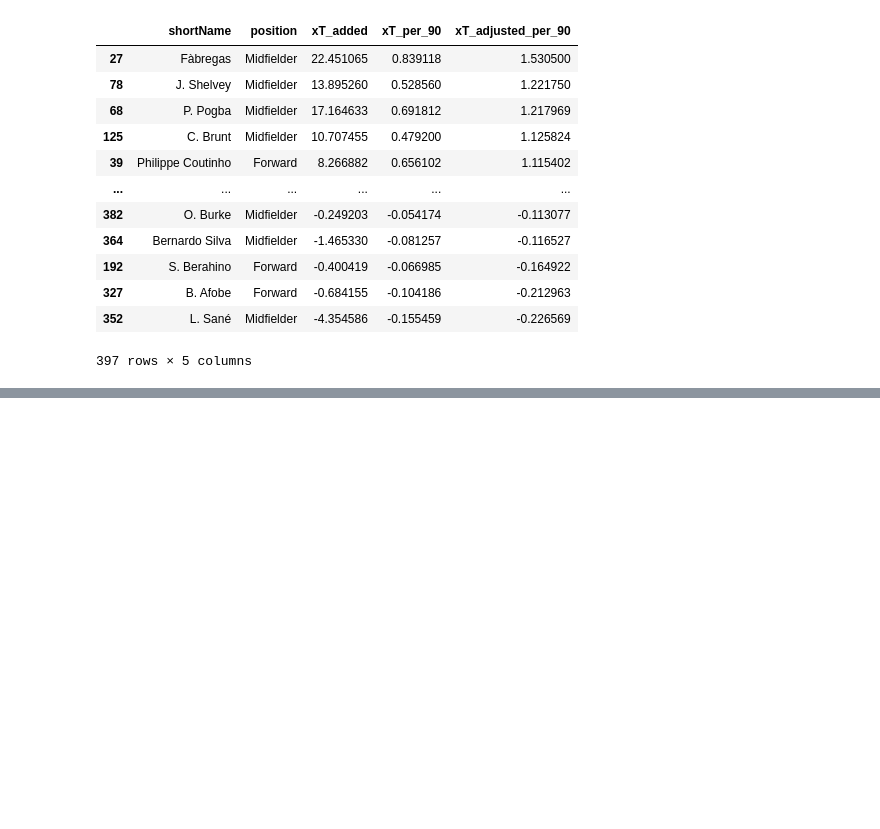
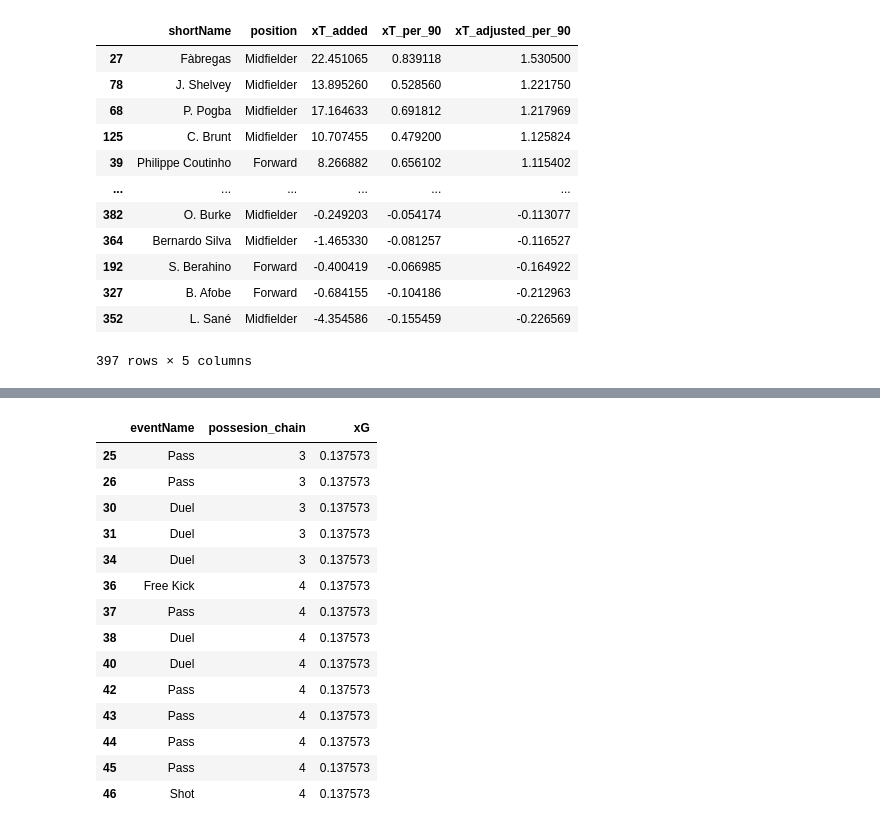
Before and after one commit to elvin-7/Soccermatics, a Jupyter notebook: soccermatics-valuing-actions.ipynb, the cells around one changed output, grey strips where cells are left out. Cells and saved outputs as stored; diff of their text form; code cells hidden in the pictures; blank space fills up the shorter version.

```diff
--- a/soccermatics-valuing-actions.ipynb
+++ b/soccermatics-valuing-actions.ipynb
@@ -430,0 +628,68 @@ summary_with_negs[['shortName','position','xT_added','xT_per_90','xT_adjusted_pe
+# %%
+def prepareChains(df):
+    """
+    Parameters
+    ----------
+    df : dataframe
+        dataframe with Wyscout event data.
+
+    Returns
+    -------
+    xG_sum: dataframe
+        dataframe with assigned values for chains
+
+    """
+    df["shot_end"] = 0
+    #get number of chains
+    no_chains = max(df["possesion_chain"].unique())
+    indicies = []
+    for i in range(no_chains+1):
+        #all events get possesion chain
+        possesion_chain_df = df.loc[df["possesion_chain"] == i]
+        #check if the possesion chain is not empty
+        if len(possesion_chain_df) > 0:
+            #if ended with shot
+            if possesion_chain_df.iloc[-1]["eventName"] == "Shot":
+                #assign values
+                df.loc[df["possesion_chain"] == i, "shot_end"] = 1
+                xG = possesion_chain_df.iloc[-1]["xG"]
+                df.loc[df["possesion_chain"] == i, "xG"] = xG
+                #check if the previous ones did not end with foul
+                k = i-1
+                if k > 0:
+                    try:
+                        prev = df.loc[df["possesion_chain"] == k]
+                        #create a loop if e.g. 2 chains before and 1 chain before didn;t end with shot
+                        while prev.iloc[-1]["eventName"] == "Foul":
+                            #assign value for them
+                            df.loc[df["possesion_chain"] == k, "xG"] = xG
+                            df.loc[df["possesion_chain"] == k, "shot_end"] = 1
+                            k = k-1
+                            prev = df.loc[df["possesion_chain"] == k]
+                    except:
+                        k = k-1
+            #get indiices of events made by possesion team
+            team_indicies = possesion_chain_df.loc[possesion_chain_df["teamId"] == possesion_chain_df.teamId.mode().iloc[0]].index.values.tolist()
+            indicies.extend(team_indicies)
+
+    df = df.loc[indicies]
+    return df
+
+df = prepareChains(df)
+df.loc[df["possesion_chain"].isin([3,4])][["eventName", "possesion_chain", "xG"]]
+# %% [output]
+|  | eventName | possesion_chain | xG |
+| 25 | Pass | 3 | 0.137573 |
+| 26 | Pass | 3 | 0.137573 |
+| 30 | Duel | 3 | 0.137573 |
+| 31 | Duel | 3 | 0.137573 |
+| 34 | Duel | 3 | 0.137573 |
+| 36 | Free Kick | 4 | 0.137573 |
+| 37 | Pass | 4 | 0.137573 |
+| 38 | Duel | 4 | 0.137573 |
+| 40 | Duel | 4 | 0.137573 |
+| 42 | Pass | 4 | 0.137573 |
+| 43 | Pass | 4 | 0.137573 |
+| 44 | Pass | 4 | 0.137573 |
+| 45 | Pass | 4 | 0.137573 |
+| 46 | Shot | 4 | 0.137573 |
```
Also changed, not shown: parts of 14 cells of this notebook.
